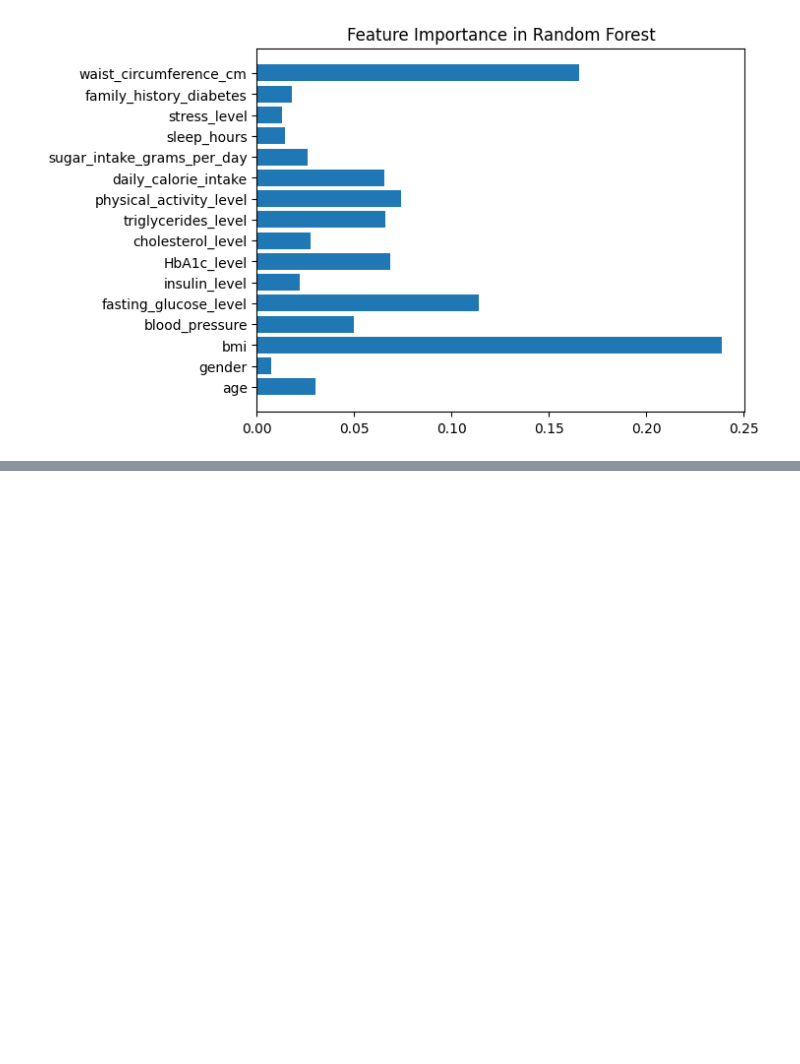
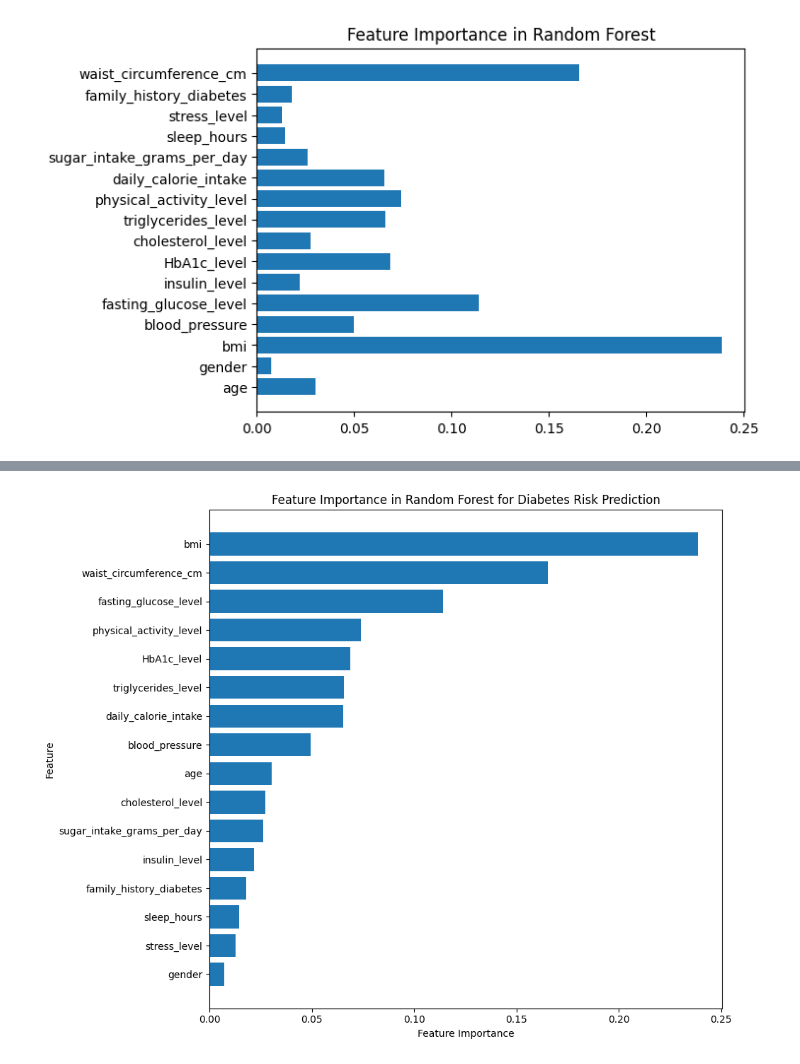
Before and after one commit to Kahnue/DiabetesPredictDataQuest, a Jupyter notebook: DataQuest.ipynb, the cells around one changed output, grey strips where cells are left out. Saved outputs shown, nothing was run; the diff lists cells and outputs as text; code cells hidden in the pictures; blank space fills up the shorter version.

```diff
--- a/DataQuest.ipynb
+++ b/DataQuest.ipynb
@@ -116,0 +180,16 @@ weighted avg       0.92      0.92      0.92      1200
+# %%
+rf_importances = rf_model.feature_importances_
+features = X.columns
+
+# Sort features by importance for better visualization
+sorted_idx = rf_importances.argsort()
+
+plt.figure(figsize=(10, 8))
+plt.barh(features[sorted_idx], importances[sorted_idx])
+plt.title("Feature Importance in Random Forest for Diabetes Risk Prediction")
+plt.xlabel("Feature Importance")
+plt.ylabel("Feature")
+plt.tight_layout()
+plt.show()
+# %% [output]
+[figure, added]
```
Also changed, not shown: parts of 13 cells of this notebook.
